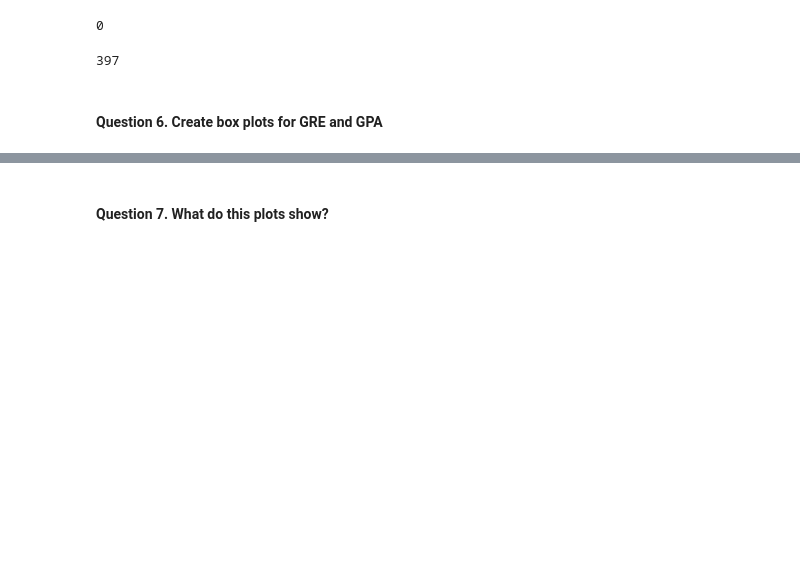
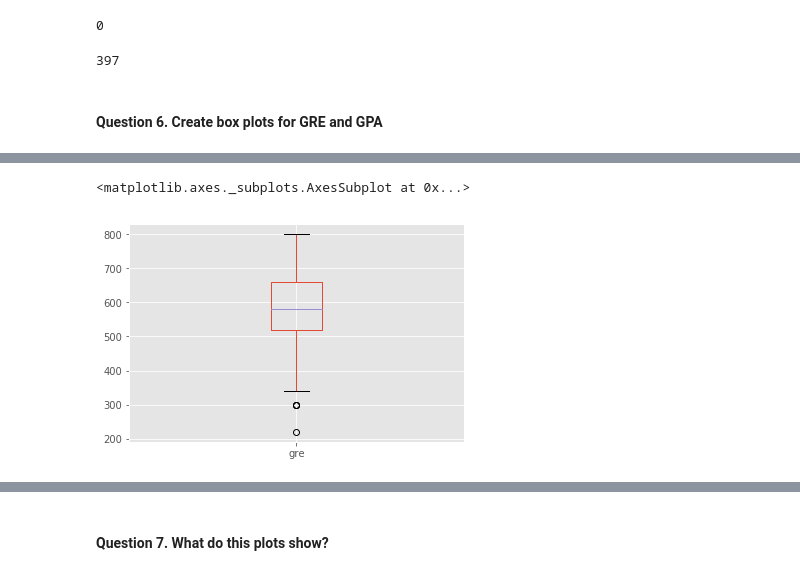
Before and after one commit to cruzinbear/DS-SF-42, a Jupyter notebook: unit-project/project-2/starter-code/project2-starter.ipynb, the cells around one changed output, grey strips where cells are left out. Drawn from its saved outputs; the diff is of its cells as text; code cells hidden in the pictures; blank space fills up the shorter version.

```diff
--- a/unit-project/project-2/starter-code/project2-starter.ipynb
+++ b/unit-project/project-2/starter-code/project2-starter.ipynb
@@ -6,20 +6,18 @@ In this project, you will implement the exploratory analysis plan developed in P
 ### Step 1: Load the python libraries you will need for this project
 # %%
 #imports
-from __future__ import division
+import math
+import numpy as np
 import pandas as pd
-import numpy as np
 import matplotlib.pyplot as plt
-import statsmodels.api as sm
-import pylab as pl
-import numpy as np
 %matplotlib inline
+plt.style.use('ggplot')
 # %% [markdown]
 ### Step 2: Read in your data set
 # %%
 #Read in data from source
-df_raw = pd.read_csv("../assets/admissions.csv")
-print df_raw.head()
+df = pd.read_csv("../assets/admissions.csv")
+print df.head()
 # %% [output]
    admit    gre   gpa  prestige
 0      0  380.0  3.61       3.0
@@ -72,3 +57,3 @@ df_raw.shape[0]
 # %%
 #Drop missing data and create an updated dataframe
-df_new = df_raw.dropna(axis = 0, how = "any")
+df_new = df.dropna(axis = 0, how = "any")
@@ -97,3 +95,7 @@ df_new.shape[0]
 # %%
-#boxplot 1
+#boxplot 1 - GRE
+df_new.gre.plot(kind = 'box')
+# %% [output]
+<matplotlib.axes._subplots.AxesSubplot at 0x...>
+[figure, added]
 # %%
```
Also changed, not shown: parts of 28 cells of this notebook.
